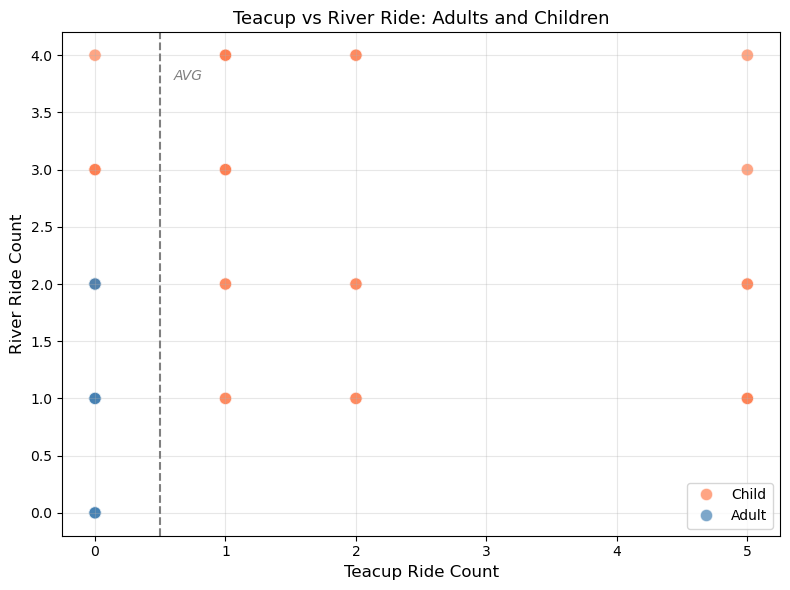
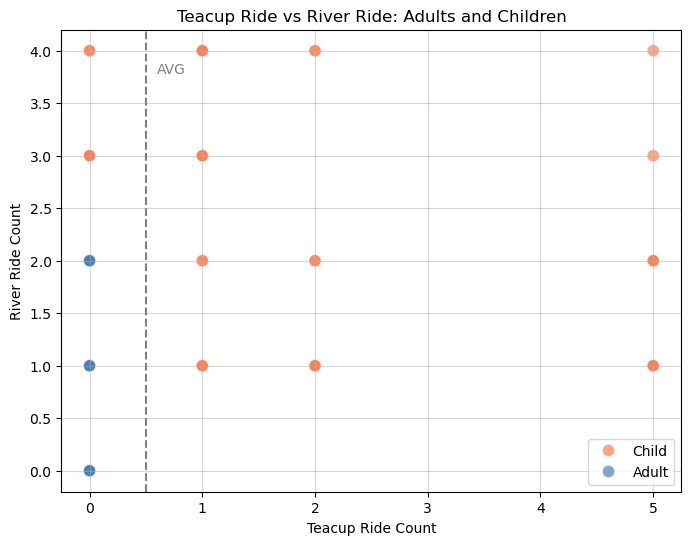
Unified diff of the notebook cell whose output changed from the first chart to the second:
--- before
+++ after
@@ -1,10 +1,9 @@
 # cut to 100 points
-df_small = df.head(100).copy()
-
+df_story = df.head(150).copy()
 fig, ax = plt.subplots(figsize=(8, 6))
 
-# seaborn scatterplot - hue separates adult/child automatically
+# scatterplot
 sns.scatterplot(
-  data=df_small,
+  data=df_story,
   x='TeacupRide',
   y='RiverRide',
@@ -21,10 +20,10 @@
 # label on dashed line
 ax.text(0.6, ax.get_ylim()[1] * 0.9, 'AVG',
-        color='gray', fontsize=10, style='italic')
+        color='gray', fontsize=10)
 
-# formatting
-ax.set_title('Teacup vs River Ride: Adults and Children', fontsize=13)
-ax.set_xlabel('Teacup Ride Count', fontsize=12)
-ax.set_ylabel('River Ride Count', fontsize=12)
+# title, x and y axis labels
+ax.set_title('Teacup Ride vs River Ride: Adults and Children')
+ax.set_xlabel('Teacup Ride Count')
+ax.set_ylabel('River Ride Count')
 
 # rename legend labels
@@ -32,5 +31,4 @@
 ax.legend(handles, ['Adult' if l == 'True' else 'Child' for l in labels])
 
-ax.grid(alpha=0.3)
-plt.tight_layout()
+ax.grid(alpha=0.5)
 plt.show()

Commit: Week 3 updated